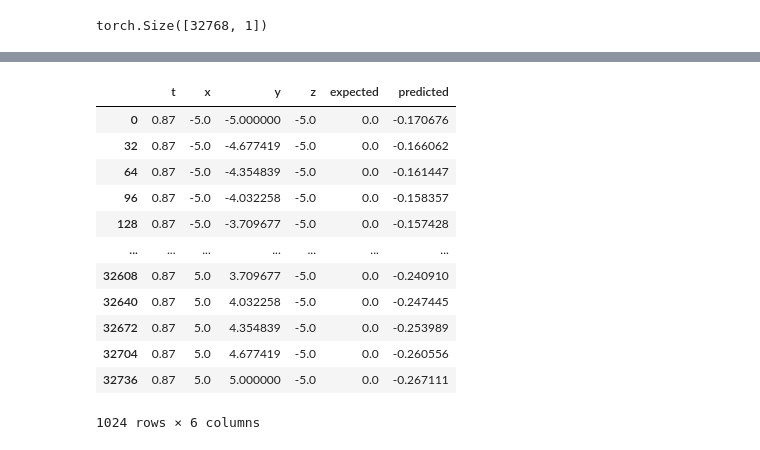
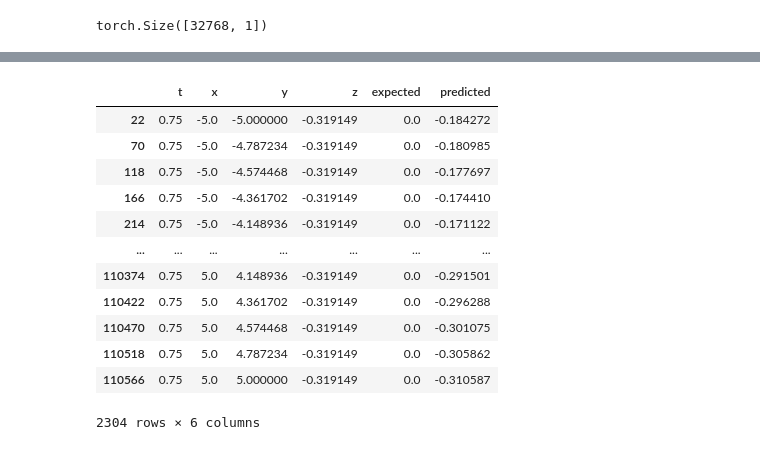
Before and after one commit to nyu-ds-2019/numerical-relativity-interpolation, a Jupyter notebook: dev/encoder_sr/test.ipynb, the cells around one changed output, grey strips where cells are left out. Saved outputs shown, nothing was run; the diff lists cells and outputs as text; code cells hidden in the pictures.

Commit message:
train and test code for encoder super resolution

```diff
--- a/dev/encoder_sr/test.ipynb
+++ b/dev/encoder_sr/test.ipynb
@@ -30,10 +23,10 @@ spaceTimeContext = GaussianRingSpaceTimeGrid(
 )
 # %%
 test_grid = GaussianRingSpaceTimeGrid(
-    n_space_grid = 32,
+    n_space_grid = 48,
     n_time_grid = 4,
     space_min_x = -5,
     space_max_x = 5,
-    time_min_t = 0.87,
-    time_max_t = 2.37
+    time_min_t = 0.75,
+    time_max_t = 2.25
 )
@@ -86,6 +81,7 @@ for i in range(test_grid.values.shape[0]):
                 space_z.append(test_grid.space_axis[l].item())
 
                 vals.append(test_grid.values[i, 0, j, k, l].item())
+    break
 # %%
 inps = np.array([ts, xs, ys, zs]).T
 outs = np.array(vals)
@@ -108,7 +104,7 @@ import torch.nn as nn
 
 model = encoder.SR(1, 16, 5)
 # %%
-model.load_state_dict(torch.load('/scratch/prs392/capstone/checkpoints/encoder_sr/epoch=31.pt'))
+model.load_state_dict(torch.load('/scratch/prs392/capstone/checkpoints/encoder_sr/epoch=49.pt'))
 # %% [output]
 <All keys matched successfully>
 # %%
@@ -145,19 +155,19 @@ df = pd.DataFrame(list(zip(time_t, space_x, space_y, space_z, vals, list(model_o
 # %%
-df[(np.isclose(df['t'], 0.87)) & (df['z'] == -5.000000)]
+df[(np.isclose(df['t'], 0.75)) & (np.isclose(df['z'], -0.31914893))]
 # %% [output]
 |  | t | x | y | z | expected | predicted |
-| 0 | 0.87 | -5.0 | -5.000000 | -5.0 | 0.0 | -0.170676 |
-| 32 | 0.87 | -5.0 | -4.677419 | -5.0 | 0.0 | -0.166062 |
-| 64 | 0.87 | -5.0 | -4.354839 | -5.0 | 0.0 | -0.161447 |
-| 96 | 0.87 | -5.0 | -4.032258 | -5.0 | 0.0 | -0.158357 |
-| 128 | 0.87 | -5.0 | -3.709677 | -5.0 | 0.0 | -0.157428 |
+| 22 | 0.75 | -5.0 | -5.000000 | -0.319149 | 0.0 | -0.184272 |
+| 70 | 0.75 | -5.0 | -4.787234 | -0.319149 | 0.0 | -0.180985 |
+| 118 | 0.75 | -5.0 | -4.574468 | -0.319149 | 0.0 | -0.177697 |
+| 166 | 0.75 | -5.0 | -4.361702 | -0.319149 | 0.0 | -0.174410 |
+| 214 | 0.75 | -5.0 | -4.148936 | -0.319149 | 0.0 | -0.171122 |
 | ... | ... | ... | ... | ... | ... | ... |
-| 32608 | 0.87 | 5.0 | 3.709677 | -5.0 | 0.0 | -0.240910 |
-| 32640 | 0.87 | 5.0 | 4.032258 | -5.0 | 0.0 | -0.247445 |
-| 32672 | 0.87 | 5.0 | 4.354839 | -5.0 | 0.0 | -0.253989 |
-| 32704 | 0.87 | 5.0 | 4.677419 | -5.0 | 0.0 | -0.260556 |
-| 32736 | 0.87 | 5.0 | 5.000000 | -5.0 | 0.0 | -0.267111 |
+| 110374 | 0.75 | 5.0 | 4.148936 | -0.319149 | 0.0 | -0.291501 |
+| 110422 | 0.75 | 5.0 | 4.361702 | -0.319149 | 0.0 | -0.296288 |
+| 110470 | 0.75 | 5.0 | 4.574468 | -0.319149 | 0.0 | -0.301075 |
+| 110518 | 0.75 | 5.0 | 4.787234 | -0.319149 | 0.0 | -0.305862 |
+| 110566 | 0.75 | 5.0 | 5.000000 | -0.319149 | 0.0 | -0.310587 |
-1024 rows × 6 columns
+2304 rows × 6 columns
 # %%
 from plotly.subplots import make_subplots
 import plotly.graph_objects as go
```
Also changed, not shown: parts of 14 cells of this notebook, 1 other file.
